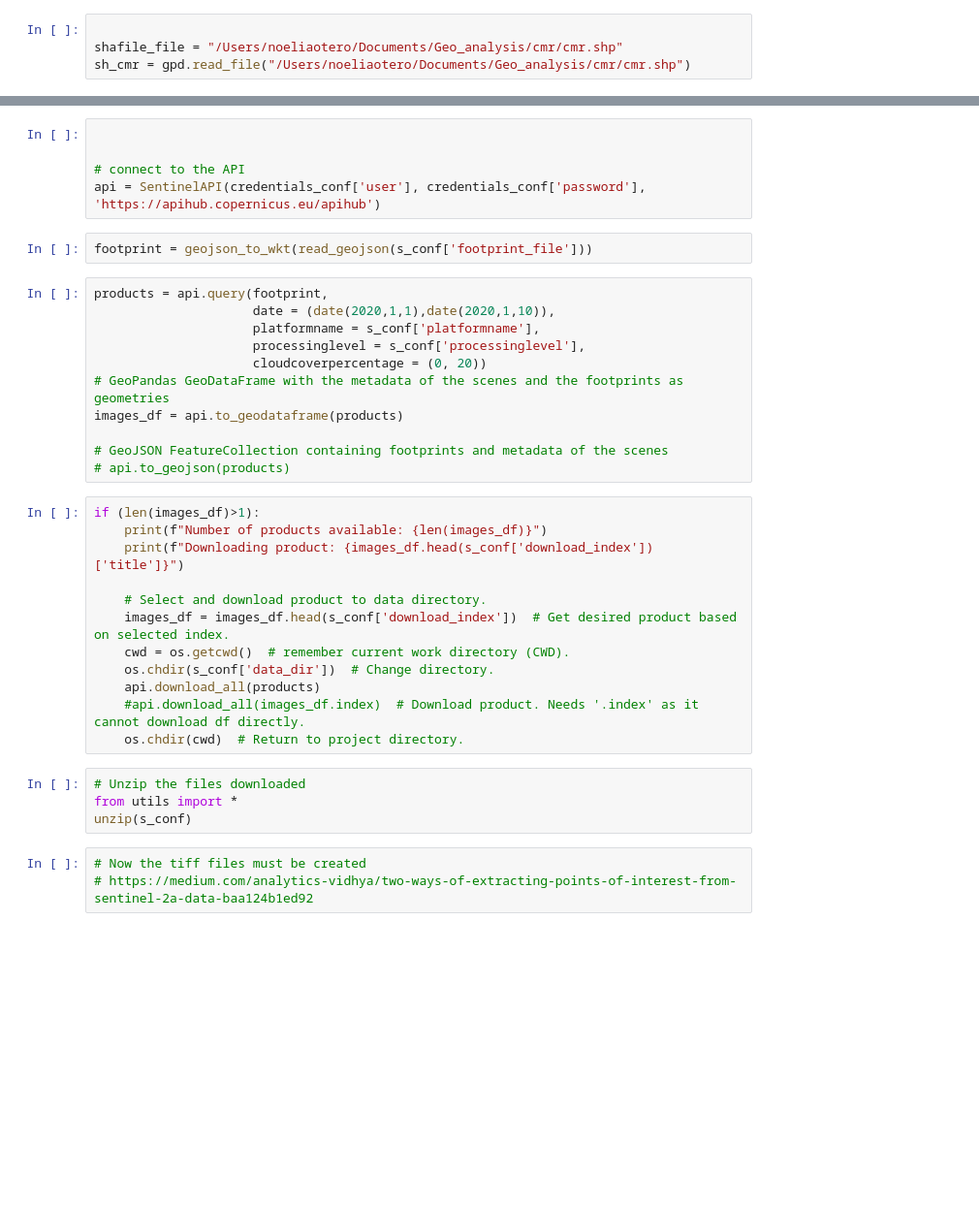
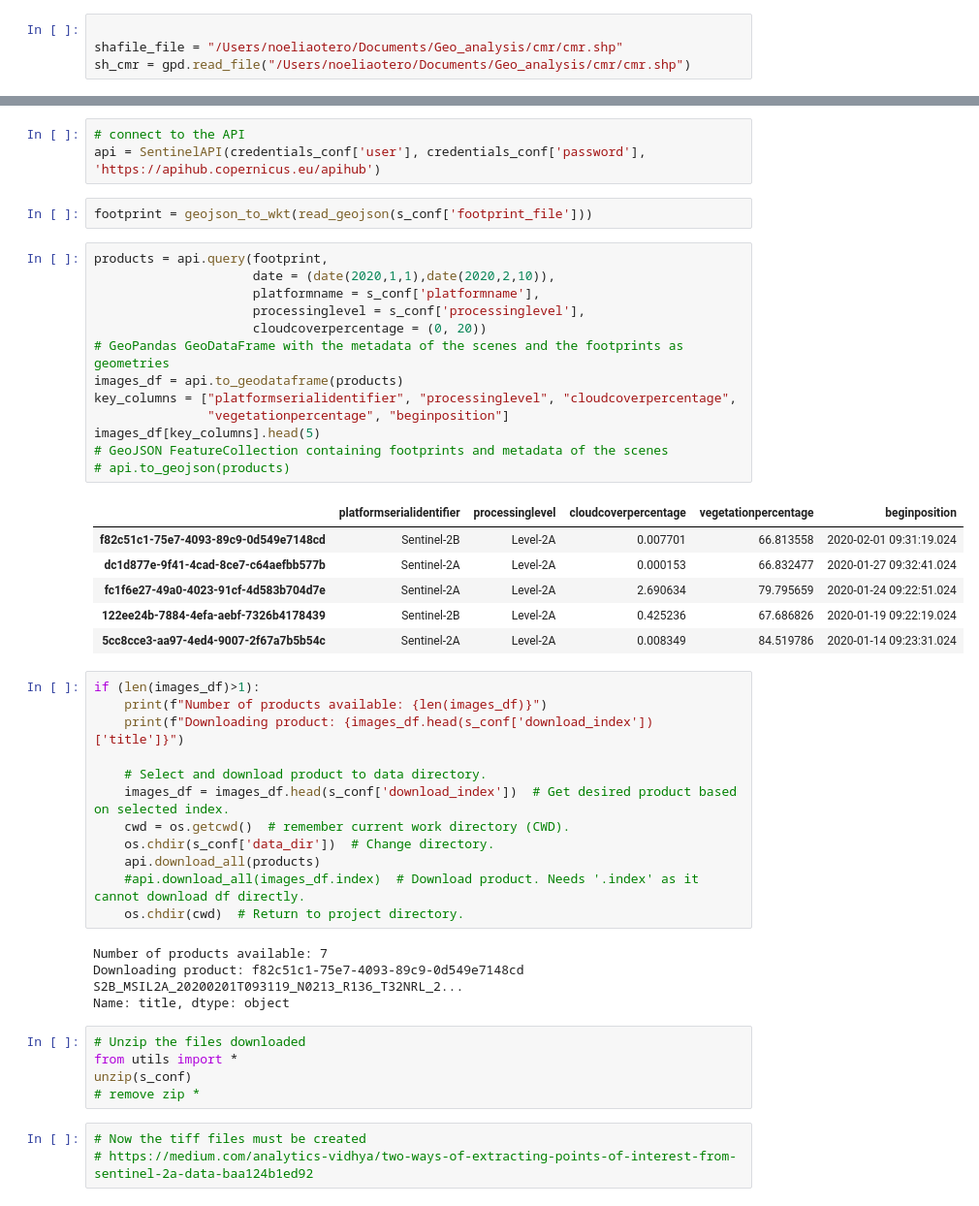
Before and after one commit to noeliaof/Geo_analysis, a Jupyter notebook: download_sentinelsat.ipynb, the cells around one changed output, grey strips where cells are left out. Shown at 97% size. Cells and saved outputs as stored; diff of their text form; blank space fills up the shorter version.

Commit message:
working on download img

```diff
--- a/download_sentinelsat.ipynb
+++ b/download_sentinelsat.ipynb
@@ -41,21 +64,28 @@ sh_cmr.plot()
 # %%
-
-
 # connect to the API
 api = SentinelAPI(credentials_conf['user'], credentials_conf['password'], 'https://apihub.copernicus.eu/apihub')
 # %%
 footprint = geojson_to_wkt(read_geojson(s_conf['footprint_file']))
 # %%
 products = api.query(footprint,
-                     date = (date(2020,1,1),date(2020,1,10)),
+                     date = (date(2020,1,1),date(2020,2,10)),
                      platformname = s_conf['platformname'],
                      processinglevel = s_conf['processinglevel'],
                      cloudcoverpercentage = (0, 20))
 # GeoPandas GeoDataFrame with the metadata of the scenes and the footprints as geometries
 images_df = api.to_geodataframe(products)
-
+key_columns = ["platformserialidentifier", "processinglevel", "cloudcoverpercentage",
+               "vegetationpercentage", "beginposition"]
+images_df[key_columns].head(5)
 # GeoJSON FeatureCollection containing footprints and metadata of the scenes
 # api.to_geojson(products)
+# %% [output]
+|  | platformserialidentifier | processinglevel | cloudcoverpercentage | vegetationpercentage | beginposition |
+| f82c51c1-75e7-4093-89c9-0d549e7148cd | Sentinel-2B | Level-2A | 0.007701 | 66.813558 | 2020-02-01 09:31:19.024 |
+| dc1d877e-9f41-4cad-8ce7-c64aefbb577b | Sentinel-2A | Level-2A | 0.000153 | 66.832477 | 2020-01-27 09:32:41.024 |
+| fc1f6e27-49a0-4023-91cf-4d583b704d7e | Sentinel-2A | Level-2A | 2.690634 | 79.795659 | 2020-01-24 09:22:51.024 |
+| 122ee24b-7884-4efa-aebf-7326b4178439 | Sentinel-2B | Level-2A | 0.425236 | 67.686826 | 2020-01-19 09:22:19.024 |
+| 5cc8cce3-aa97-4ed4-9007-2f67a7b5b54c | Sentinel-2A | Level-2A | 0.008349 | 84.519786 | 2020-01-14 09:23:31.024 |
 # %%
 if (len(images_df)>1):
     print(f"Number of products available: {len(images_df)}")
@@ -68,10 +98,15 @@ if (len(images_df)>1):
     api.download_all(products)
     #api.download_all(images_df.index)  # Download product. Needs '.index' as it cannot download df directly.
     os.chdir(cwd)  # Return to project directory.
+# %% [output]
+Number of products available: 7
+Downloading product: f82c51c1-75e7-4093-89c9-0d549e7148cd    S2B_MSIL2A_20200201T093119_N0213_R136_T32NRL_2...
+Name: title, dtype: object
 # %%
 # Unzip the files downloaded
 from utils import *
 unzip(s_conf)
+# remove zip *
 # %%
 # Now the tiff files must be created
 # https://medium.com/analytics-vidhya/two-ways-of-extracting-points-of-interest-from-sentinel-2a-data-baa124b1ed92
```
Also changed, not shown: parts of 22 cells of this notebook, 1 other file.
